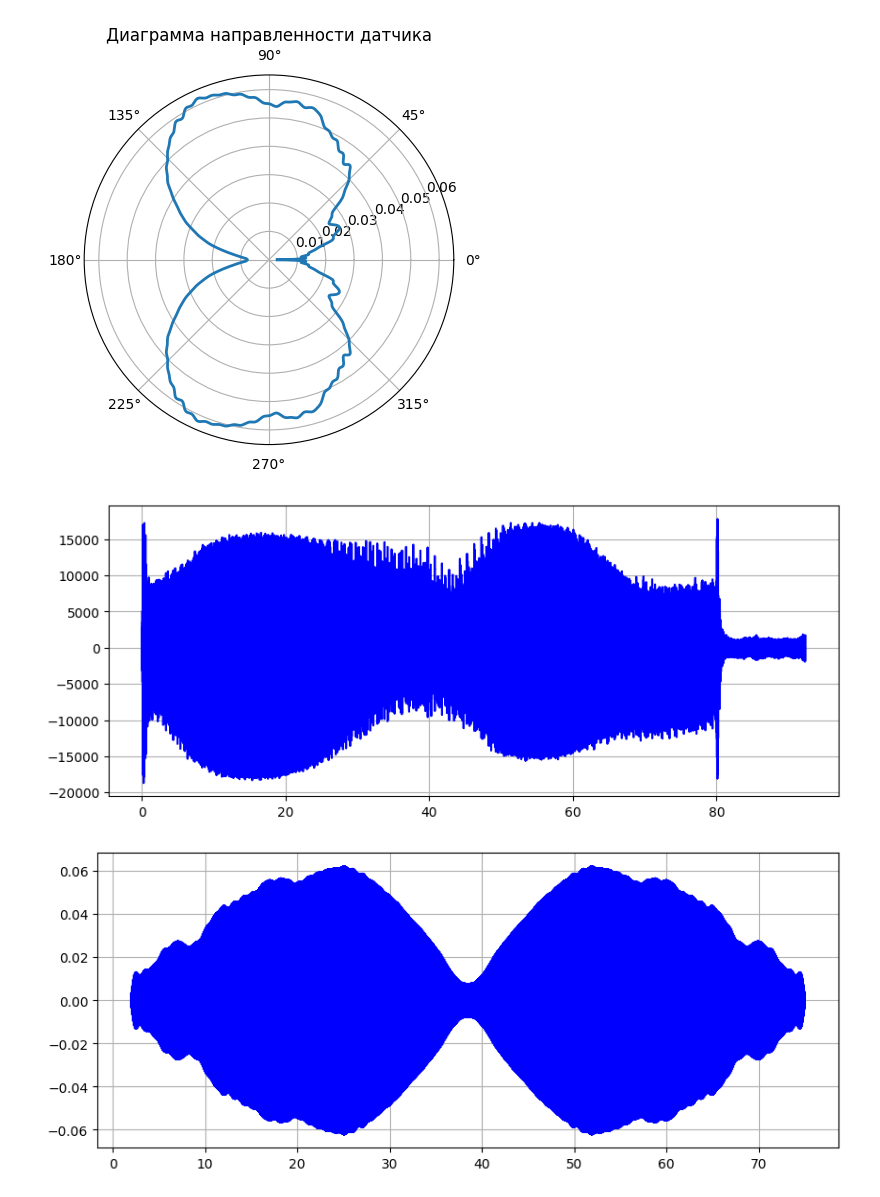
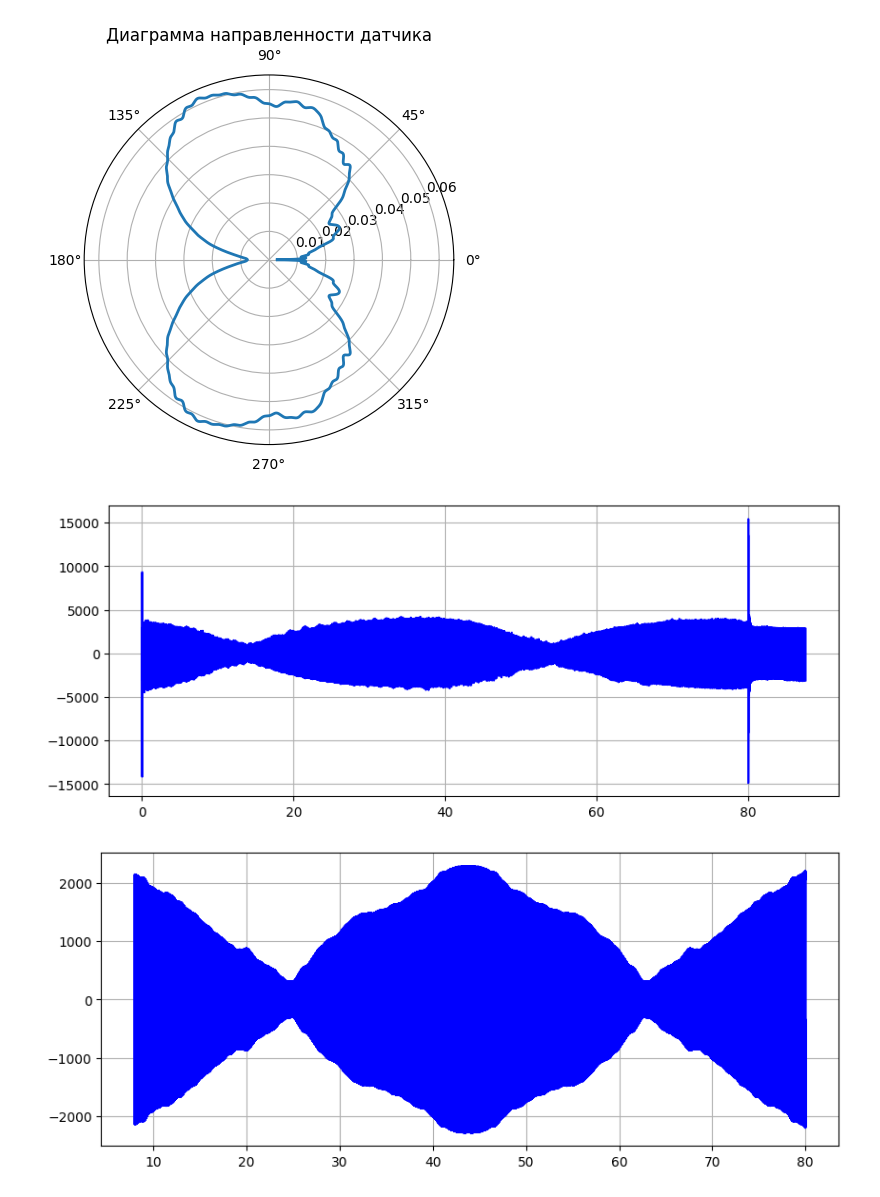
Before and after one commit to bdExplore/Scientific, a Jupyter notebook: Python/pgd_analys.ipynb, the cells around one changed output. Saved outputs shown, nothing was run; the diff lists cells and outputs as text; code cells hidden in the pictures.

```diff
--- a/Python/pgd_analys.ipynb
+++ b/Python/pgd_analys.ipynb
@@ -149,27 +158,27 @@ plot_radiation_pattern(envelope)
 <Figure size 1000x500 with 0 Axes>
 [figure]
 # %%
-sample_rate, data_zoom_19_2 = wavfile.read('/Users/bogda/Desktop/Acoustics/Scientific/Исходные данные/PGD_camera/ZOOM0019/ZOOM0019_Tr2.WAV')
+sample_rate, data_zoom_19_2 = wavfile.read('/Users/bogda/Desktop/Acoustics/Scientific/Исходные данные/PGD_camera/ZOOM0021/ZOOM0021_Tr2.WAV')
 t_19 = np.arange(len(data_zoom_19_2))/sample_rate
 f_19 = fftfreq(int(len(data_zoom_19_2)), 1 / sample_rate)
 plt.figure(figsize=(10,4))
 plt.plot(t_19 , data_zoom_19_2, color='blue')
 plt.grid(True)
 plt.show()
 # %% [output]
-[figure, old version]
+[figure, new version]
 # %%
-t_index = (t_19 > 2) & (t_19 < 75)
-t_rotation = t_19[t_index]
-data_zoom_2_rotation = data_zoom_19_2[t_index]/max(data_zoom_19_2[t_index])
-
-data_zoom_2_rotation_f = fft(data_zoom_2_rotation)
+data_zoom_2_rotation_f = fft(data_zoom_19_2)
 f_rotation = fftfreq(int(len(data_zoom_2_rotation)), 1 / sample_rate)
 data_zoom_2_rotation_filt = ifft(filt_freq(data_zoom_2_rotation_f, 532, 534))
+
+t_index = (t_19 > 8) & (t_19 < 80)
+t_rotation = t_19[t_index]
+data_zoom_2_rotation_filt = data_zoom_2_rotation_filt[t_index]
 
 plt.figure(figsize=(10,4))
 plt.plot(t_rotation, ((data_zoom_2_rotation_filt)), color='blue')
 
 plt.grid(True)
 # %% [output]
-[figure, old version]
+[figure, new version]
```
Also changed, not shown: parts of 6 cells of this notebook, 2 other files.
